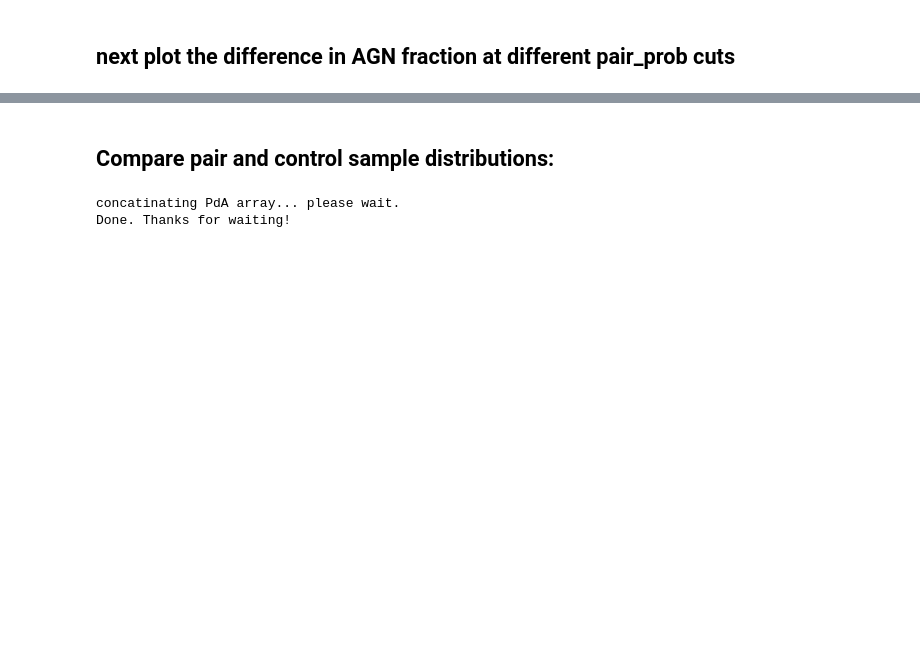
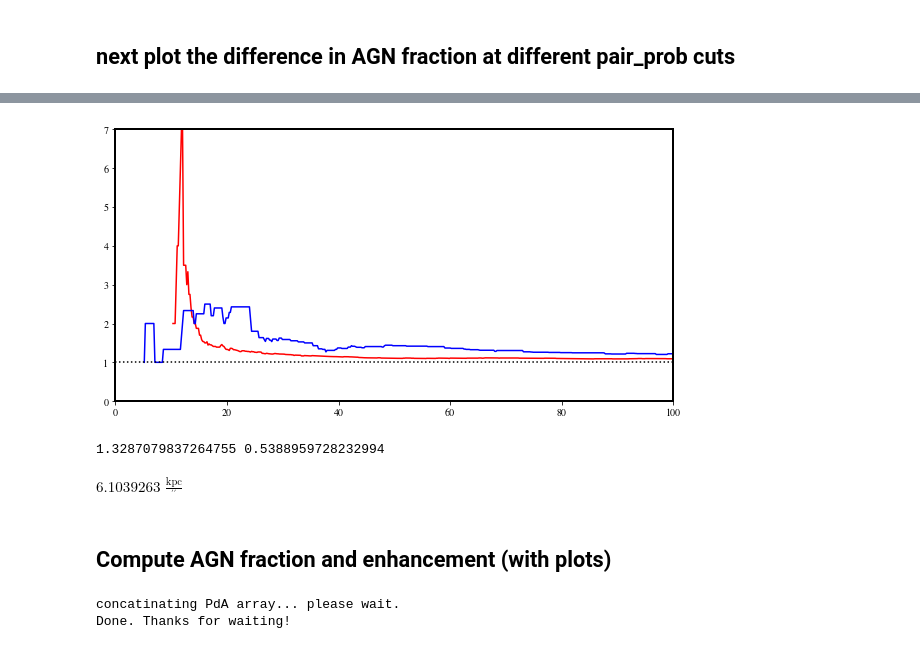
Before and after one commit to sldough21/pair-conv-misc, a Jupyter notebook: pam_analysis.ipynb, the cells around one changed output, grey strips where cells are left out. Saved outputs shown, nothing was run; the diff lists cells and outputs as text; code cells hidden in the pictures; blank space fills up the shorter version.

```diff
--- a/pam_analysis.ipynb
+++ b/pam_analysis.ipynb
@@ -284,0 +526,26 @@ plt.show()
+# %%
+arcsecs = np.linspace(5, 100, 500)
+COSMOS_dbl_enh = np.zeros(len(arcsecs))
+GDN_dbl_enh = np.zeros(len(arcsecs))
+for i, arc in enumerate(arcsecs):
+    close_df = rdf.loc[ rdf['kpc_sep'] < arc ]
+    COSMOS_IDs = np.concatenate( (close_df.loc[ close_df['field']=='COSMOS', 'prime_ID'].unique(),
+                                  close_df.loc[ close_df['field']=='COSMOS','partner_ID'].unique()) )
+    GDN_IDs = np.concatenate( (close_df.loc[ close_df['field']=='GDN', 'prime_ID'].unique(),
+                                  close_df.loc[ close_df['field']=='GDN','partner_ID'].unique()) )
+    COSMOS_dff = COSMOS_DBL.loc[COSMOS_DBL['ID'].isin(COSMOS_IDs) == True]
+    GDN_dff = GDN_DBL.loc[GDN_DBL['ID'].isin(GDN_IDs) == True]
+    COSMOS_dbl_enh[i] = COSMOS_dff['IR_COSMOS'].sum() / COSMOS_dff['IR_JIN'].sum()
+    GDN_dbl_enh[i] = GDN_dff['IR_CANDELS'].sum() / GDN_dff['IR_LIU'].sum()
+
+fig = plt.figure(figsize=(10,5))
+plt.plot(arcsecs, COSMOS_dbl_enh, color='red', label='COSMOS superblended')
+plt.plot(arcsecs, GDN_dbl_enh, color='blue', label='GDN superblended')
+plt.xlim(0,100)
+plt.ylim(0,7)
+plt.plot([0,100],[1,1], color='black', linestyle=':')
+plt.show()
+
+# I want the ratio of the weights
+# %% [output]
+[figure, added]
@@ -285,2 +559,17 @@ plt.show()
+# %%
+C2 = GDN_DBL.loc[ GDN_DBL['arc_sep'] < 3 ]
+a=np.sum(C2['IR_CANDELS_1']*C2['pair_prob'])+np.sum(C2['IR_CANDELS_2']*C2['pair_prob'])
+b=np.sum(C2['IR_JIN_1']*C2['pair_prob'])+np.sum(C2['IR_JIN_2']*C2['pair_prob'])
+print(a,b)
+# %% [output]
+1.3287079837264755 0.5388959728232994
+# %%
+cosmo = FlatLambdaCDM(H0=70 * u.km / u.s / u.Mpc, Tcmb0=2.725 * u.K, Om0=0.3) # 0.7 for omega
+# determine conservative ang separation correspondong to 150 kpc at z = 0.5
+R_kpc = cosmo.arcsec_per_kpc_proper(0.5) # arcsec/kpc at z=0.5
+# max_R_kpc = *u.kpc * R_kpc # in arcseconds ### this is the bug right here
+1/R_kpc
+# %% [output]
+$6.1039263 \; \mathrm{\frac{kpc}{{}^{\prime\prime}}}$
 # %% [markdown]
-## Compare pair and control sample distributions:
+## Compute AGN fraction and enhancement (with plots)
```
Also changed, not shown: parts of 111 cells of this notebook, 1 other file.
